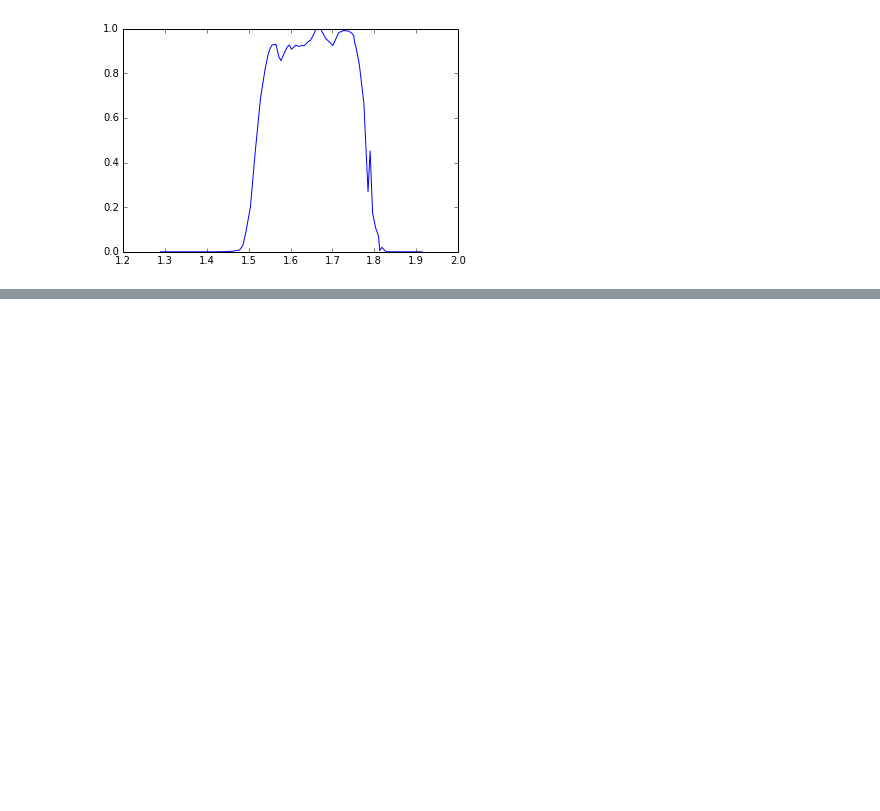
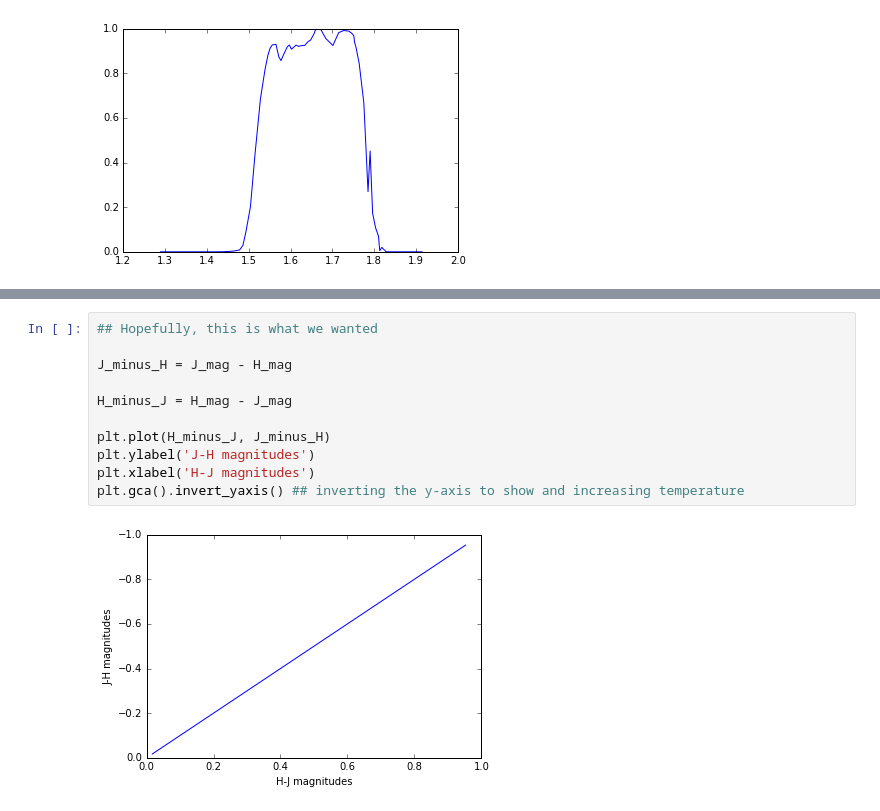
Before and after one commit to eliasog/ResearchFilters, a Jupyter notebook: Research_Filters.ipynb, the cells around one changed output, grey strips where cells are left out. Saved outputs shown, nothing was run; the diff lists cells and outputs as text; blank space fills up the shorter version.

```diff
--- a/Research_Filters.ipynb
+++ b/Research_Filters.ipynb
@@ -271,0 +303,13 @@ TypeError: object of type 'float' has no len()
+# %%
+## Hopefully, this is what we wanted
+
+J_minus_H = J_mag - H_mag
+
+H_minus_J = H_mag - J_mag
+
+plt.plot(H_minus_J, J_minus_H)
+plt.ylabel('J-H magnitudes')
+plt.xlabel('H-J magnitudes')
+plt.gca().invert_yaxis() ## inverting the y-axis to show and increasing temperature
+# %% [output]
+[figure, added]
```
Also changed, not shown: parts of 12 cells of this notebook.
